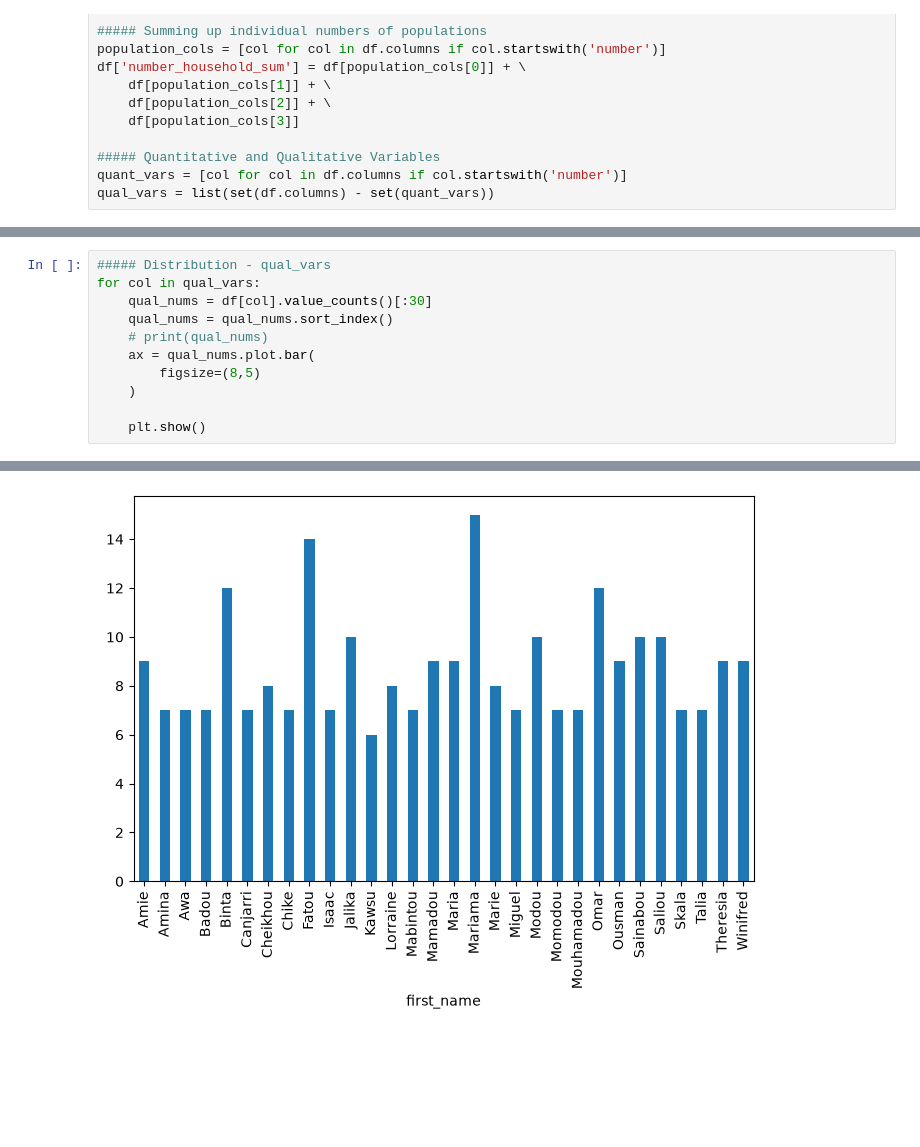
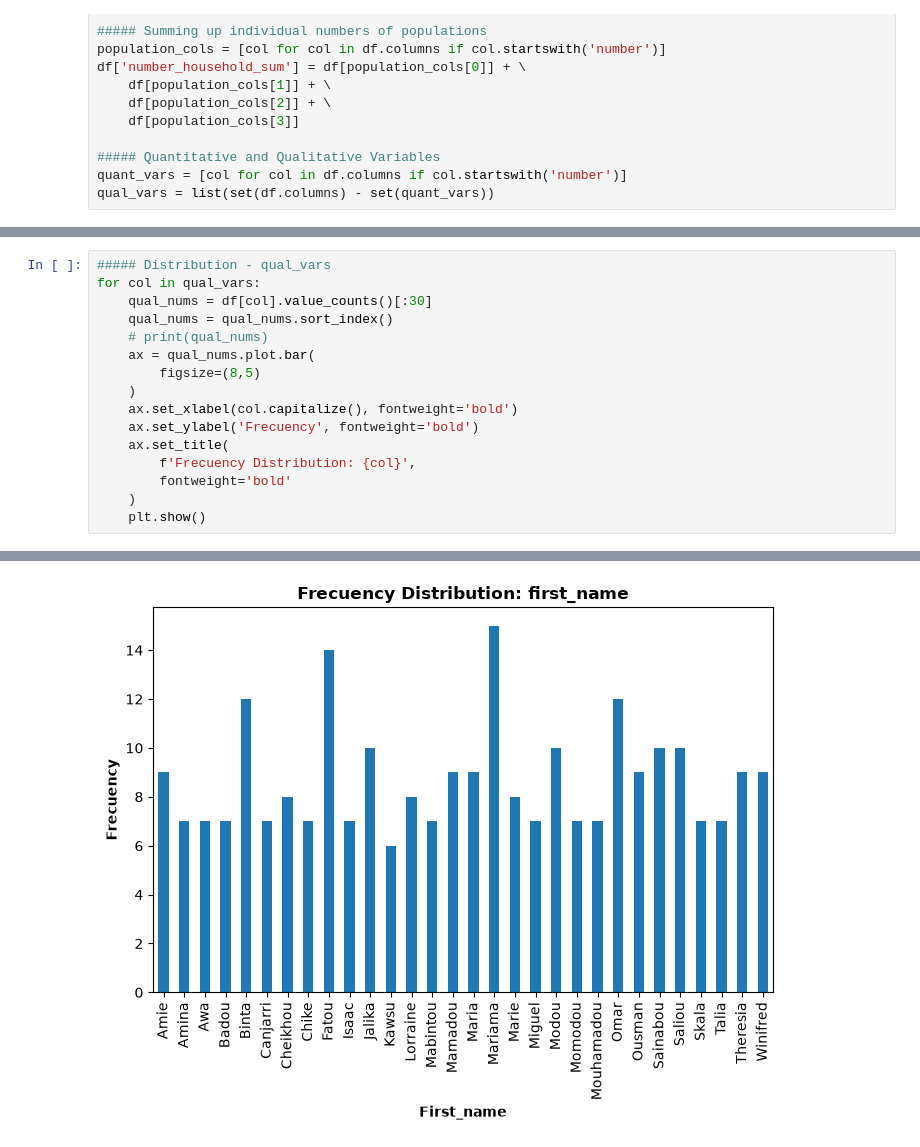
Before and after one commit to jp21bp/WAWAC_FoodProgram, a Jupyter notebook: eda.ipynb, the cells around one changed output, grey strips where cells are left out. Cells and saved outputs as stored; diff of their text form; blank space fills up the shorter version.

```diff
--- a/eda.ipynb
+++ b/eda.ipynb
@@ -114,6 +114,11 @@ for col in qual_vars:
     ax = qual_nums.plot.bar(
         figsize=(8,5)
     )
-
+    ax.set_xlabel(col.capitalize(), fontweight='bold')
+    ax.set_ylabel('Frecuency', fontweight='bold')
+    ax.set_title(
+        f'Frecuency Distribution: {col}',
+        fontweight='bold'
+    )
     plt.show()
 # %% [output]
@@ -126 +131 @@ for col in qual_vars:
-[figure, old version]
+[figure, new version]
```
Also changed, not shown: parts of 6 cells of this notebook.
